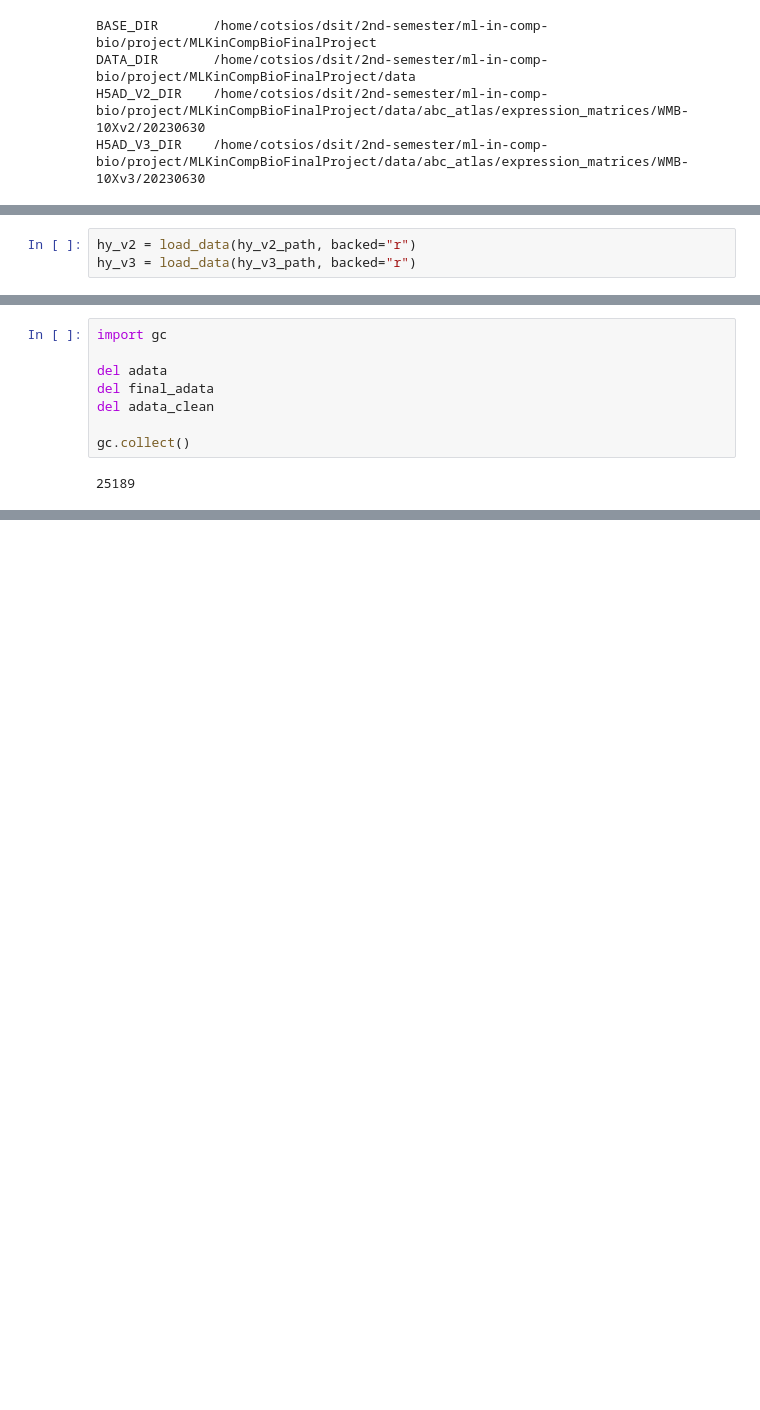
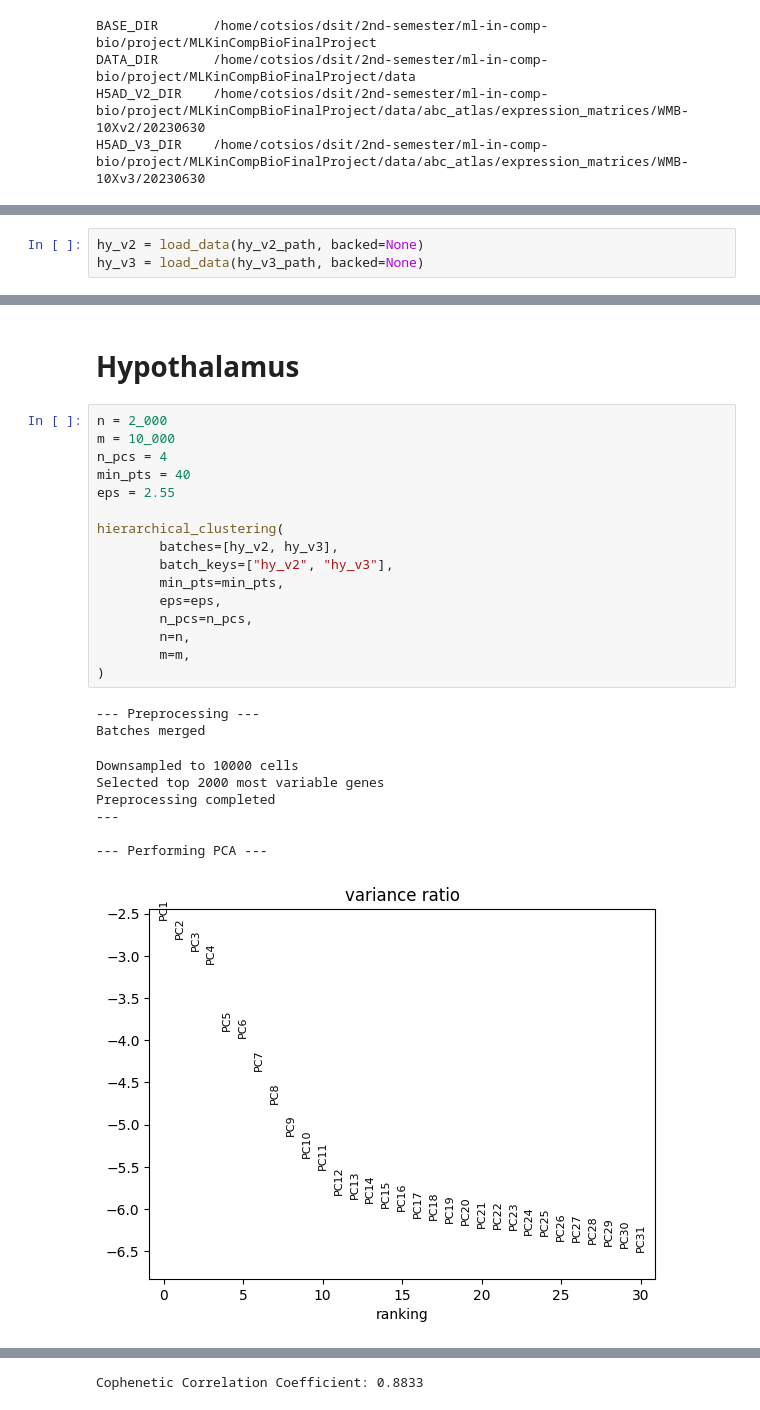
Before and after one commit to vex-me-not/MLKinCompBioFinalProject, a Jupyter notebook: notebooks/clustering.ipynb, the cells around one changed output, grey strips where cells are left out. Drawn from its saved outputs; the diff is of its cells as text; blank space fills up the shorter version.

Commit message:
clust done

```diff
--- a/notebooks/clustering.ipynb
+++ b/notebooks/clustering.ipynb
@@ -51,3 +60,3 @@ import matplotlib.pyplot as plt
 # %%
-hy_v2 = load_data(hy_v2_path, backed="r")
-hy_v3 = load_data(hy_v3_path, backed="r")
+hy_v2 = load_data(hy_v2_path, backed=None)
+hy_v3 = load_data(hy_v3_path, backed=None)
@@ -131,10 +63,28 @@ Results are stored in:
-# %%
-import gc
-
-del adata
-del final_adata
-del adata_clean
-
-gc.collect()
-# %% [output]
-25189
+# %% [markdown]
+# Hypothalamus
+# %%
+n = 2_000
+m = 10_000
+n_pcs = 4
+min_pts = 40
+eps = 2.55
+
+hierarchical_clustering(
+        batches=[hy_v2, hy_v3],
+        batch_keys=["hy_v2", "hy_v3"],
+        min_pts=min_pts,
+        eps=eps,
+        n_pcs=n_pcs,
+        n=n,
+        m=m,
+)
+# %% [output]
+--- Preprocessing ---
+Batches merged
+Downsampled to 10000 cells
+Selected top 2000 most variable genes
+Preprocessing completed
+---
+
+--- Performing PCA ---
+[figure, added]
@@ -140,0 +107 @@ gc.collect()
+Cophenetic Correlation Coefficient: 0.8833
```
Also changed, not shown: parts of 4 cells of this notebook, 4 other files.
